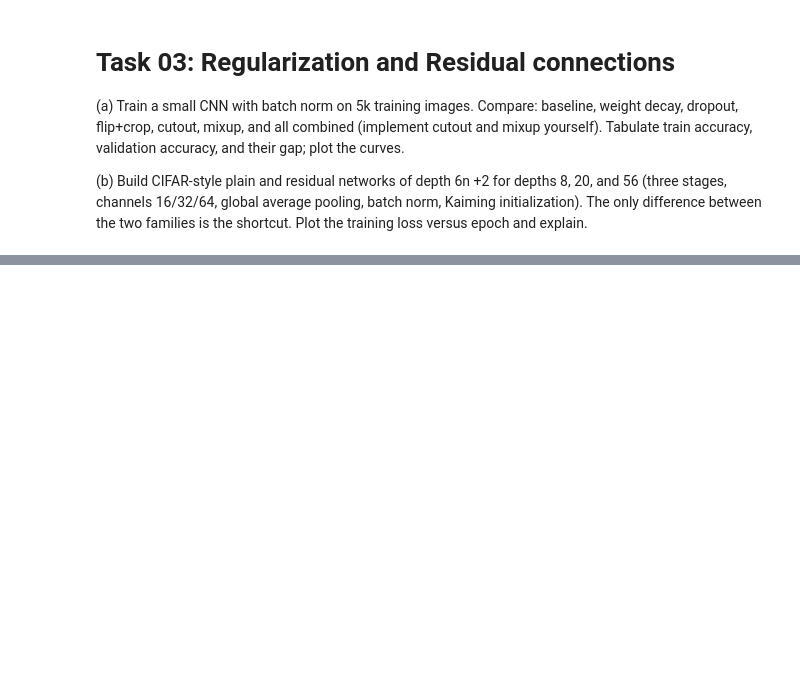
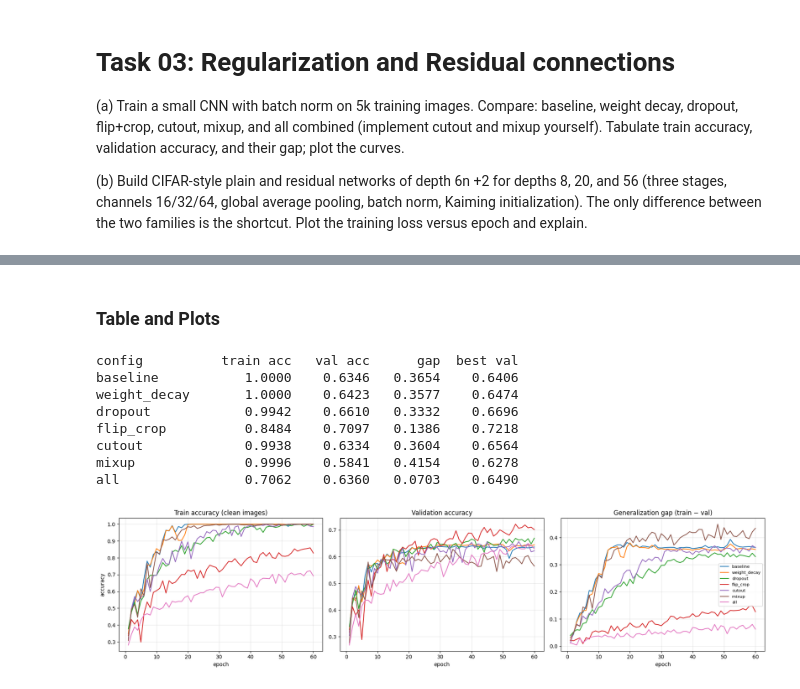
Before and after one commit to isurika23/EN4554_Deep-Learning-for-Vision, a Jupyter notebook: EN4554_Assignment02_CNN/EN4554_Assignment02_CNN.ipynb, the cells around one changed output, grey strips where cells are left out. Drawn from its saved outputs; the diff is of its cells as text; code cells hidden in the pictures; blank space fills up the shorter version.

```diff
--- a/EN4554_Assignment02_CNN/EN4554_Assignment02_CNN.ipynb
+++ b/EN4554_Assignment02_CNN/EN4554_Assignment02_CNN.ipynb
@@ -813,0 +994,29 @@ In conclusion, the right learning rate differs by about 100× between optimizers
+# %% [markdown]
+### Table and Plots
+# %%
+K = 5   # average over the last K epochs
+print(f"{'config':<14}{'train acc':>11}{'val acc':>10}{'gap':>9}{'best val':>10}")
+for name, h in results3a.items():
+    tr = np.mean(h['train_acc'][-K:]); va = np.mean(h['val_acc'][-K:])
+    print(f"{name:<14}{tr:>11.4f}{va:>10.4f}{tr - va:>9.4f}{max(h['val_acc']):>10.4f}")
+
+fig, ax = plt.subplots(1, 3, figsize=(18, 4.5))
+for name, h in results3a.items():
+    ep = range(1, len(h['val_acc']) + 1)
+    ax[0].plot(ep, h['train_acc'], label=name)
+    ax[1].plot(ep, h['val_acc'], label=name)
+    ax[2].plot(ep, np.array(h['train_acc']) - np.array(h['val_acc']), label=name)
+for a, t in zip(ax, ['Train accuracy (clean images)', 'Validation accuracy', 'Generalization gap (train − val)']):
+    a.set_title(t); a.set_xlabel('epoch'); a.grid(alpha=0.3)
+ax[0].set_ylabel('accuracy'); ax[2].legend(fontsize=8)
+plt.tight_layout(); plt.show()
+# %% [output]
+config          train acc   val acc      gap  best val
+baseline           1.0000    0.6346   0.3654    0.6406
+weight_decay       1.0000    0.6423   0.3577    0.6474
+dropout            0.9942    0.6610   0.3332    0.6696
+flip_crop          0.8484    0.7097   0.1386    0.7218
+cutout             0.9938    0.6334   0.3604    0.6564
+mixup              0.9996    0.5841   0.4154    0.6278
+all                0.7062    0.6360   0.0703    0.6490
+[figure, added]
```
Also changed, not shown: parts of 21 cells of this notebook.
